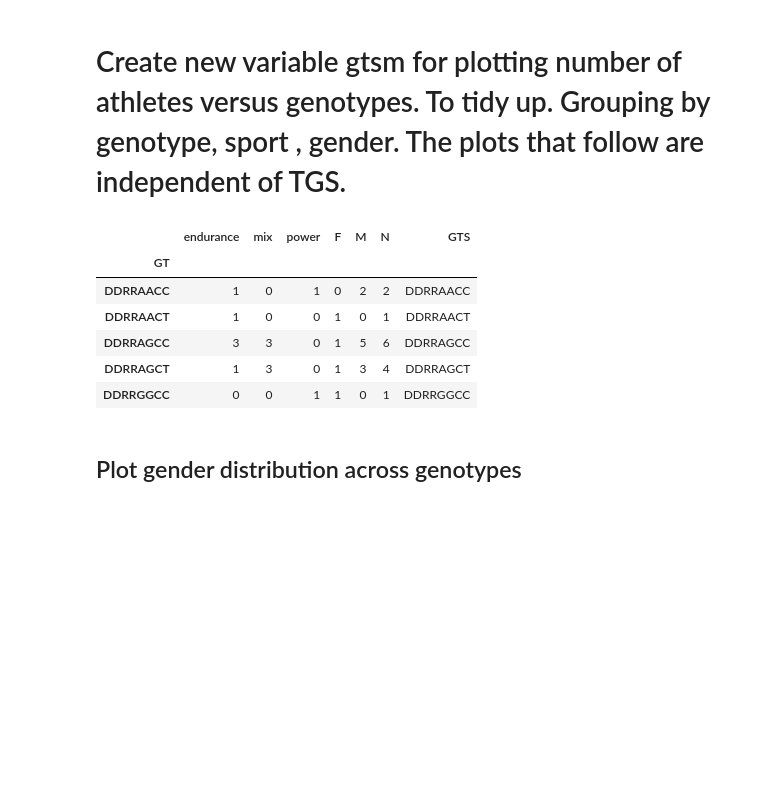
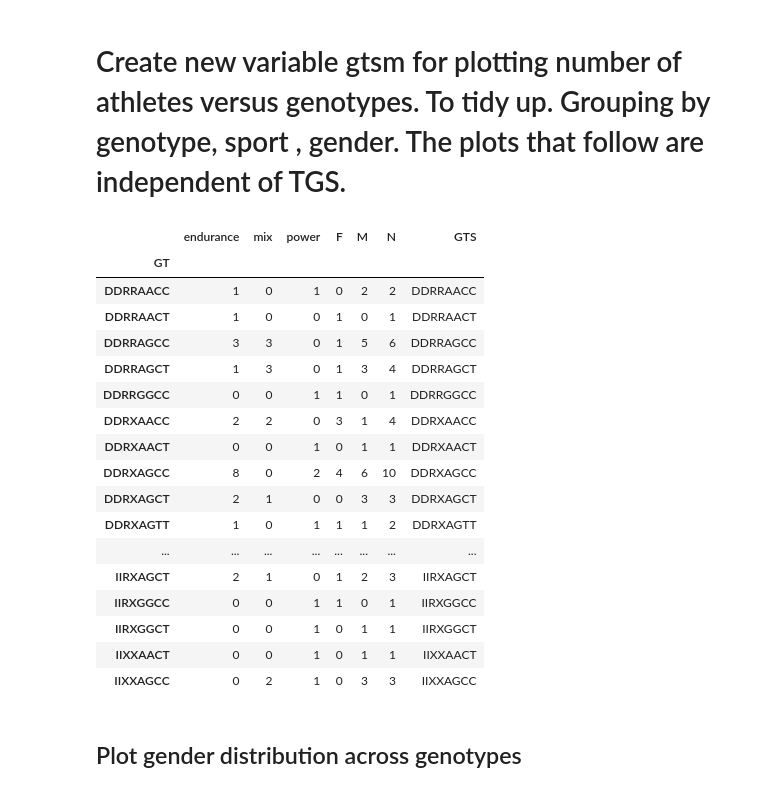
Before and after one commit to erinijapranckeviciene/ppolygenic, a Jupyter notebook: ppolygenic_working_draft.ipynb, the cells around one changed output. Saved outputs shown, nothing was run; the diff lists cells and outputs as text; code cells hidden in the pictures; blank space fills up the shorter version.

```diff
--- a/ppolygenic_working_draft.ipynb
+++ b/ppolygenic_working_draft.ipynb
@@ -1796,31 +1796,42 @@ RanksumsResult(statistic=0.10017123773140768, pvalue=0.9202083801031454)
 # %%
 # Example of grouping just to keep the snippet to remember
 #g=gtsdf.groupby(['GT','gender','class'])['class'].count()
 #pd.set_option('max_rows',96 )
 #g
 
 gtsgender=pd.crosstab(gtsdf['GT'],gtsdf['gender'])
 gtsclass=pd.crosstab(gtsdf['GT'],gtsdf['class'])
 
 # merge gtsclass and gtsgender
 gtsm=pd.merge(gtsclass,gtsgender,on='GT')
 #gtsm1=gtsm.drop([0],axis=0)
 #gtsm2=gtsm.drop(['0_x','0_y'],axis=1)
 
 # Number of individuals with that genotype combination N
 
 sum_column = gtsm["F"] + gtsm["M"]
 gtsm["N"] = sum_column
 gtsm['GTS']=gtsm.index
-gtsm.head()
+gtsm
 # %% [output]
 |  | endurance | mix | power | F | M | N | GTS |
 | GT |  |  |  |  |  |  |  |
 | DDRRAACC | 1 | 0 | 1 | 0 | 2 | 2 | DDRRAACC |
 | DDRRAACT | 1 | 0 | 0 | 1 | 0 | 1 | DDRRAACT |
 | DDRRAGCC | 3 | 3 | 0 | 1 | 5 | 6 | DDRRAGCC |
 | DDRRAGCT | 1 | 3 | 0 | 1 | 3 | 4 | DDRRAGCT |
 | DDRRGGCC | 0 | 0 | 1 | 1 | 0 | 1 | DDRRGGCC |
+| DDRXAACC | 2 | 2 | 0 | 3 | 1 | 4 | DDRXAACC |
+| DDRXAACT | 0 | 0 | 1 | 0 | 1 | 1 | DDRXAACT |
+| DDRXAGCC | 8 | 0 | 2 | 4 | 6 | 10 | DDRXAGCC |
+| DDRXAGCT | 2 | 1 | 0 | 0 | 3 | 3 | DDRXAGCT |
+| DDRXAGTT | 1 | 0 | 1 | 1 | 1 | 2 | DDRXAGTT |
+| ... | ... | ... | ... | ... | ... | ... | ... |
+| IIRXAGCT | 2 | 1 | 0 | 1 | 2 | 3 | IIRXAGCT |
+| IIRXGGCC | 0 | 0 | 1 | 1 | 0 | 1 | IIRXGGCC |
+| IIRXGGCT | 0 | 0 | 1 | 0 | 1 | 1 | IIRXGGCT |
+| IIXXAACT | 0 | 0 | 1 | 0 | 1 | 1 | IIXXAACT |
+| IIXXAGCC | 0 | 2 | 1 | 0 | 3 | 3 | IIXXAGCC |
 # %% [markdown]
 ## Plot gender distribution across genotypes
 # %%
```
Also changed, not shown: parts of 1 cell of this notebook.
